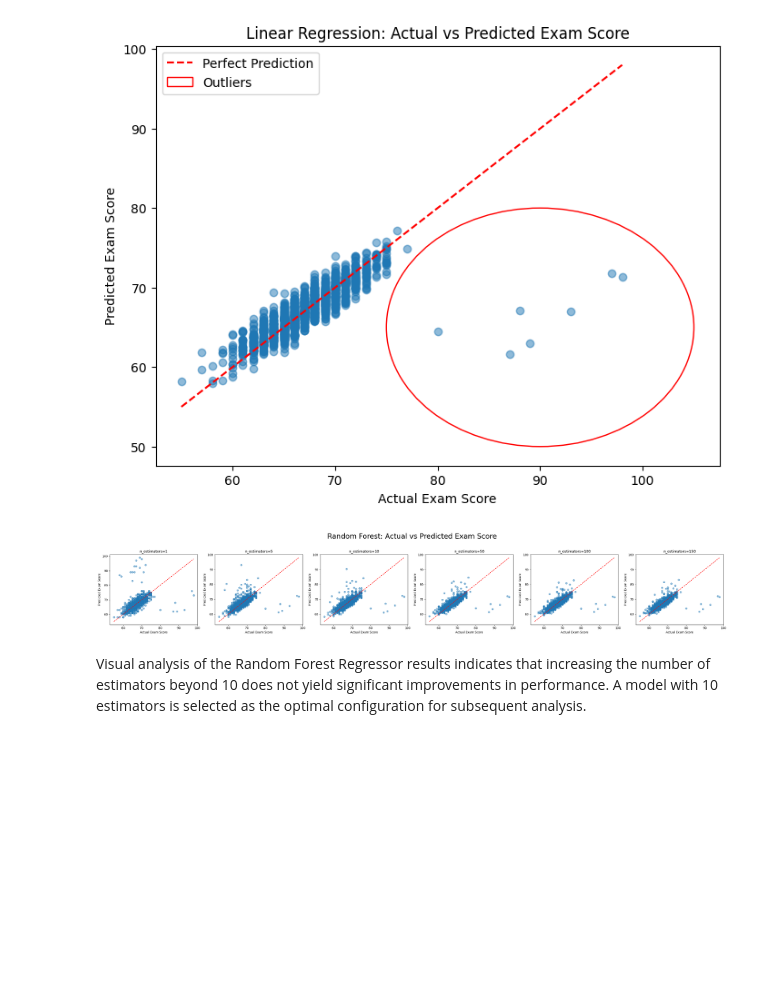
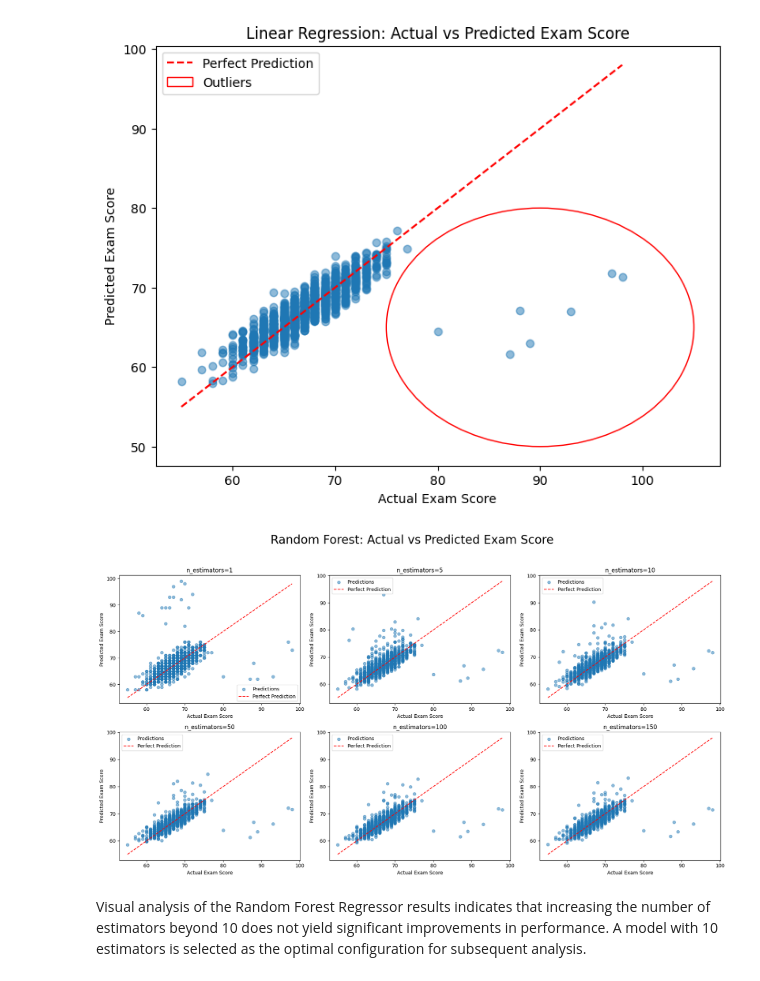
Before and after one commit to lauri-lyytikainen/ml_2025, a Jupyter notebook: main.ipynb, the cells around one changed output. Saved outputs shown, nothing was run; the diff lists cells and outputs as text; code cells hidden in the pictures; blank space fills up the shorter version.

```diff
--- a/main.ipynb
+++ b/main.ipynb
@@ -78,25 +78,26 @@ plt.show()
 # %% [output]
 [figure]
 # %%
-# Train and evaluate Random Forest models with different n_estimators and make predictions
 n_estimators_list = [1, 5, 10, 50, 100, 150]
-fig, axes = plt.subplots(1, len(n_estimators_list), figsize=(5 * len(n_estimators_list), 5))
+fig, axes = plt.subplots(2, 3, figsize=(18, 10))
 
 for idx, n in enumerate(n_estimators_list):
     rf = RandomForestRegressor(n_estimators=n, random_state=42)
     rf.fit(X_train, y_train)
     y_pred = rf.predict(X_test)
-    axes[idx].scatter(y_test, y_pred, alpha=0.5, label='Predictions')
-    axes[idx].plot([y_test.min(), y_test.max()], [y_test.min(), y_test.max()], 'r--', label='Perfect Prediction')
-    axes[idx].set_xlabel('Actual Exam Score')
-    axes[idx].set_ylabel('Predicted Exam Score')
-    axes[idx].set_title(f'n_estimators={n}')
+    ax = axes[idx // 3, idx % 3]
+    ax.scatter(y_test, y_pred, alpha=0.5, label='Predictions')
+    ax.plot([y_test.min(), y_test.max()], [y_test.min(), y_test.max()], 'r--', label='Perfect Prediction')
+    ax.set_xlabel('Actual Exam Score')
+    ax.set_ylabel('Predicted Exam Score')
+    ax.set_title(f'n_estimators={n}')
+    ax.legend()
 
 fig.suptitle('Random Forest: Actual vs Predicted Exam Score', fontsize=24)
 plt.tight_layout(rect=[0, 0, 1, 0.95])
 plt.show()
 # %% [output]
-[figure, old version]
+[figure, new version]
 # %% [markdown]
 Visual analysis of the Random Forest Regressor results indicates that increasing the number of estimators beyond 10 does not yield significant improvements in performance. A model with 10 estimators is selected as the optimal configuration for subsequent analysis.
 # %% [markdown]
```
Also changed, not shown: parts of 1 cell of this notebook.
